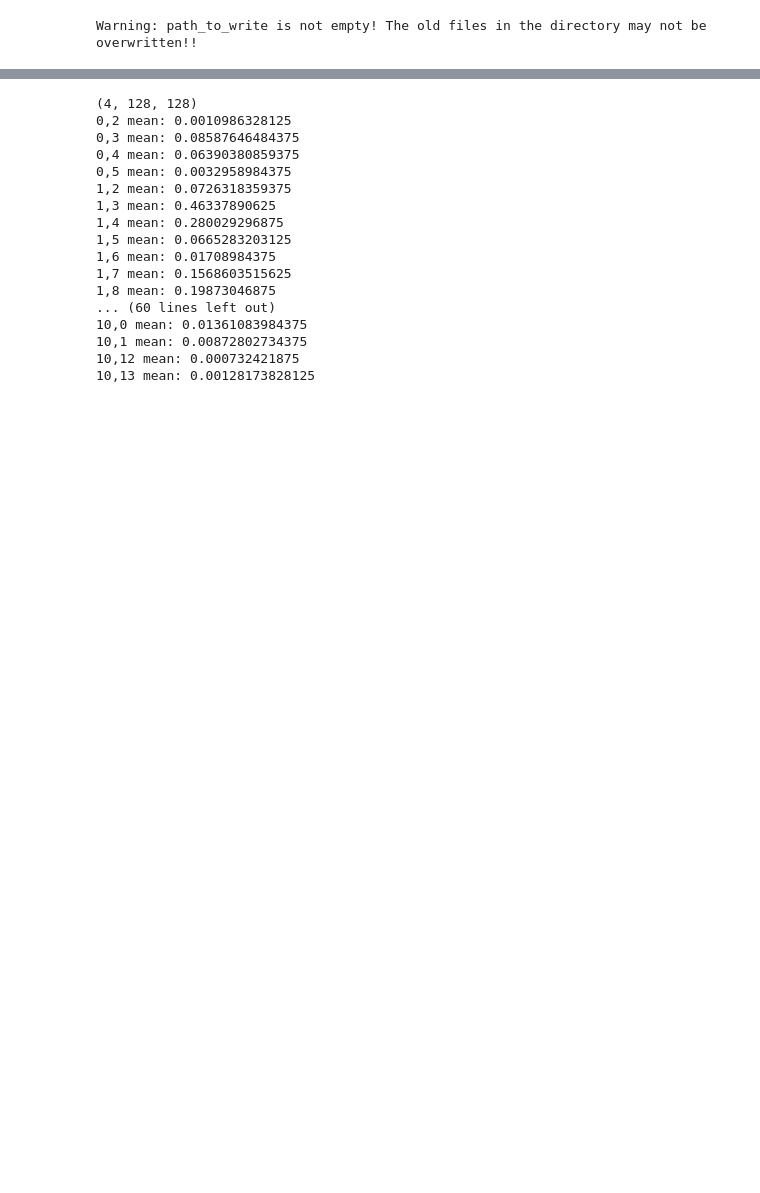
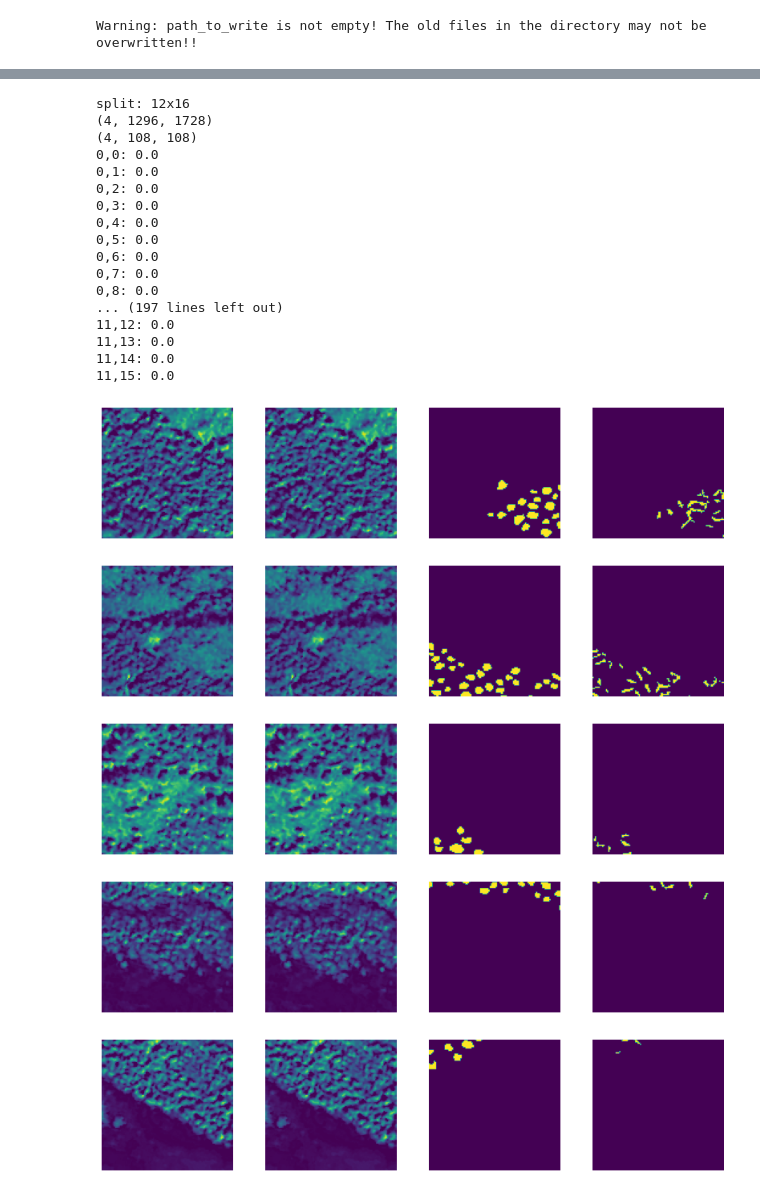
Before and after one commit to WinterCyan/TreeSeg, a Jupyter notebook: notebooks/intergrated/split_sample.ipynb, the cells around one changed output, grey strips where cells are left out. Saved outputs shown, nothing was run; the diff lists cells and outputs as text; code cells hidden in the pictures; blank space fills up the shorter version.

```diff
--- a/notebooks/intergrated/split_sample.ipynb
+++ b/notebooks/intergrated/split_sample.ipynb
@@ -39,30 +37,43 @@ display_images(np.expand_dims(np.transpose(all_images, axes=(1,2,0)), axis=0))
 # %%
-row_split_count = 12
-col_split_count = 18
+SPLIT_UNIT = 108
+(channel, height, width) = all_images.shape
+row_split_count = int(height/SPLIT_UNIT)
+col_split_count = int(width/SPLIT_UNIT)
+print(f"split: {row_split_count}x{col_split_count}")
+
+trim_img = all_images[:,:row_split_count*SPLIT_UNIT, :col_split_count*SPLIT_UNIT]
+print(trim_img.shape)
+
 split_row = np.split(trim_img, row_split_count, axis=1)
 split_col = [np.split(row_img, col_split_count, axis=2) for row_img in split_row]
 print(split_col[0][0].shape)
-for i in range(12):
-    for j in range(18):
+for i in range(row_split_count):
+    for j in range(col_split_count):
         mean_v = np.mean(split_col[i][j][2,:,:])
-        if mean_v>0.1:
+        print(f"{i},{j}: {mean_v}")
+        if mean_v>0.01:
             display_images(np.expand_dims(np.transpose(split_col[i][j], axes=(1,2,0)), axis=0))
             print(f"{i},{j} mean: {mean_v}")
 # %% [output]
-(4, 128, 128)
-0,2 mean: 0.0010986328125
-0,3 mean: 0.08587646484375
-0,4 mean: 0.06390380859375
-0,5 mean: 0.0032958984375
-1,2 mean: 0.0726318359375
-1,3 mean: 0.46337890625
-1,4 mean: 0.280029296875
-1,5 mean: 0.0665283203125
-1,6 mean: 0.01708984375
-1,7 mean: 0.1568603515625
-1,8 mean: 0.19873046875
-... (60 lines left out)
-10,0 mean: 0.01361083984375
-10,1 mean: 0.00872802734375
-10,12 mean: 0.000732421875
-10,13 mean: 0.00128173828125
+split: 12x16
+(4, 1296, 1728)
+(4, 108, 108)
+0,0: 0.0
+0,1: 0.0
+0,2: 0.0
+0,3: 0.0
+0,4: 0.0
+0,5: 0.0
+0,6: 0.0
+0,7: 0.0
+0,8: 0.0
+... (197 lines left out)
+11,12: 0.0
+11,13: 0.0
+11,14: 0.0
+11,15: 0.0
+[figure, added]
+[figure, added]
+[figure, added]
+[figure, added]
+[figure, added]
```
Also changed, not shown: parts of 4 cells of this notebook, 4 other files.
